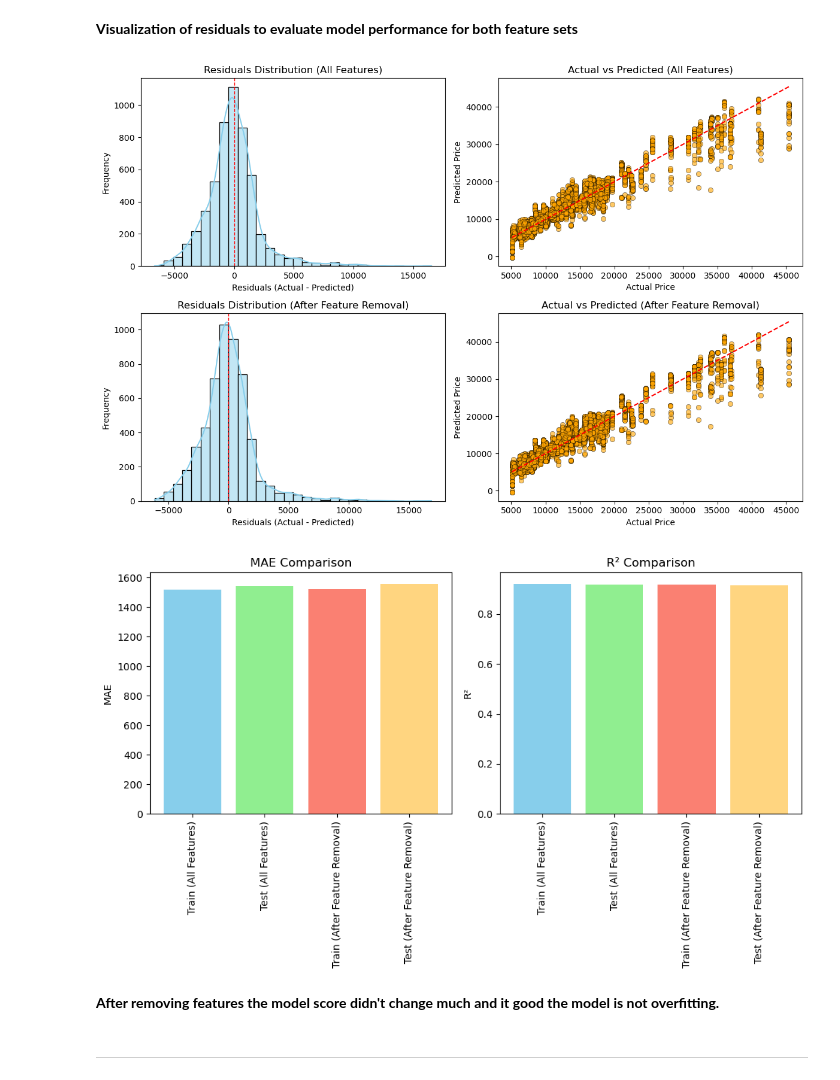
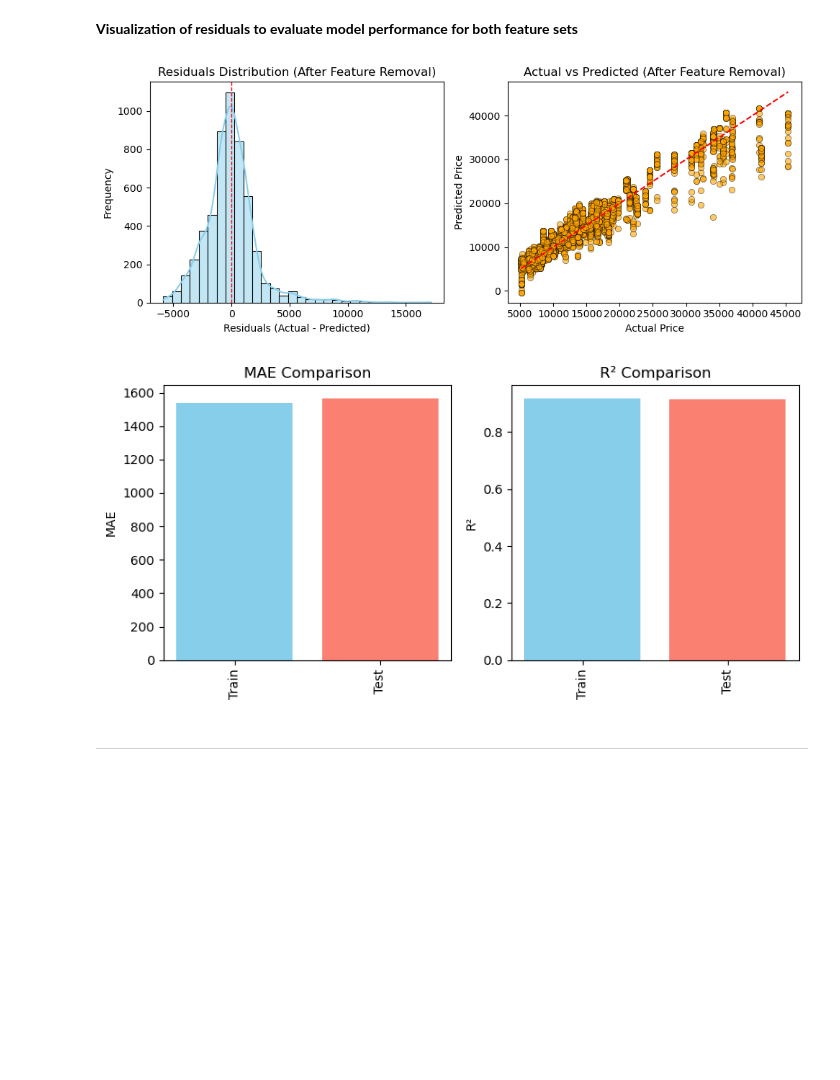
Before and after one commit to danisharain12/Machine-Learning-Projects, a Jupyter notebook: Automobile Price Prediction/Automobile_Dataset.ipynb, the cells around one changed output. Cells and saved outputs as stored; diff of their text form; code cells hidden in the pictures; blank space fills up the shorter version.

Commit message:
Updates on Linear Regression Model

```diff
--- a/Automobile Price Prediction/Automobile_Dataset.ipynb
+++ b/Automobile Price Prediction/Automobile_Dataset.ipynb
@@ -835,5 +744,5 @@ Highly correlated input features:
 # %%
-X1 = df.drop(['height', 'compression-ratio', 'symboling', 'peak-rpm', 'highway-mpg', 'price'],  axis=1)
+X1 = df.drop(['symboling', 'normalized-losses','bore', 'stroke','height', 'compression-ratio', 'symboling', 'peak-rpm', 'highway-mpg', 'price'],  axis=1)
 y1 = df['price']
 # %%
 lr_pipeline_1 = Pipeline([('preprocessor', lr_trans_1),
@@ -899,50 +809,37 @@ Test Adjusted R²: 0.9153
 # %% [markdown]
 **Visualization of residuals to evaluate model performance for both feature sets**
 # %%
-fig, ax = plt.subplots(2, 2, figsize=(12, 8))
-
-residuals = y_test - y_test_pred
-sns.histplot(residuals, bins=30, kde=True, color="skyblue", edgecolor="black", ax=ax[0, 0])
-ax[0, 0].axvline(x=0, color='red', linestyle='--', linewidth=1)
-ax[0, 0].set_title("Residuals Distribution (All Features)")
-ax[0, 0].set_xlabel("Residuals (Actual - Predicted)")
-ax[0, 0].set_ylabel("Frequency")
-
-sns.scatterplot(x=y_test, y=y_test_pred, alpha=0.6, color='orange', edgecolor='k', ax=ax[0, 1])
-ax[0, 1].plot([y_test.min(), y_test.max()], [y_test.min(), y_test.max()], color='red', linestyle='--')
-ax[0, 1].set_title("Actual vs Predicted (All Features)")
-ax[0, 1].set_xlabel("Actual Price")
-ax[0, 1].set_ylabel("Predicted Price")
+fig, ax = plt.subplots(1, 2, figsize=(10, 4))
 
 residuals1 = y_test1 - y_test_pred1
-sns.histplot(residuals1, bins=30, kde=True, color="skyblue", edgecolor="black", ax=ax[1, 0])
-ax[1, 0].axvline(x=0, color='red', linestyle='--', linewidth=1)
-ax[1, 0].set_title("Residuals Distribution (After Feature Removal)")
-ax[1, 0].set_xlabel("Residuals (Actual - Predicted)")
-ax[1, 0].set_ylabel("Frequency")
+sns.histplot(residuals1, bins=30, kde=True, color="skyblue", edgecolor="black", ax=ax[0])
+ax[0].axvline(x=0, color='red', linestyle='--', linewidth=1)
+ax[0].set_title("Residuals Distribution (After Feature Removal)")
+ax[0].set_xlabel("Residuals (Actual - Predicted)")
+ax[0].set_ylabel("Frequency")
 
-sns.scatterplot(x=y_test1, y=y_test_pred1, alpha=0.6, color='orange', edgecolor='k', ax=ax[1, 1])
-ax[1, 1].plot([y_test1.min(), y_test1.max()], [y_test1.min(), y_test1.max()], color='red', linestyle='--')
-ax[1, 1].set_title("Actual vs Predicted (After Feature Removal)")
-ax[1, 1].set_xlabel("Actual Price")
-ax[1, 1].set_ylabel("Predicted Price")
+sns.scatterplot(x=y_test1, y=y_test_pred1, alpha=0.6, color='orange', edgecolor='k', ax=ax[1])
+ax[1].plot([y_test1.min(), y_test1.max()], [y_test1.min(), y_test1.max()], color='red', linestyle='--')
+ax[1].set_title("Actual vs Predicted (After Feature Removal)")
+ax[1].set_xlabel("Actual Price")
+ax[1].set_ylabel("Predicted Price")
 
 plt.tight_layout()
 plt.show()
 # %% [output]
-[figure, old version]
+[figure, new version]
 # %%
-metrics = {'MAE': [train_mae, test_mae, train_mae1, test_mae1],
-           'R²': [train_r2, test_r2, train_r21, test_r21]}
+metrics = {'MAE': [train_mae1, test_mae1],
+           'R²': [train_r21, test_r21]}
 
-labels = ['Train (All Features)', 'Test (All Features)', 'Train (After Feature Removal)', 'Test (After Feature Removal)']
+labels = ['Train', 'Test']
 
-fig, ax = plt.subplots(1, 2, figsize=(10, 6))
+fig, ax = plt.subplots(1, 2, figsize=(8, 4))
 
 metrics_list = list(metrics.keys())
 
 for i, metric in enumerate(metrics_list):
-    ax[i].bar(range(len(labels)), metrics[metric], color=['skyblue', 'lightgreen', 'salmon', '#FFD580'])
+    ax[i].bar(range(len(labels)), metrics[metric], color=['skyblue', 'salmon'])
     ax[i].set_title(f'{metric} Comparison')
     ax[i].set_ylabel(metric)
     ax[i].set_xticks(range(len(labels)))
@@ -951,9 +848,7 @@ for i, metric in enumerate(metrics_list):
 plt.tight_layout()
 plt.show()
 # %% [output]
-[figure, old version]
+[figure, new version]
-# %% [markdown]
-**After removing features the model score didn't change much and it good the model is not overfitting.**
 # %% [markdown]
 ------------
 # %% [markdown]
```
Also changed, not shown: parts of 18 cells of this notebook.
